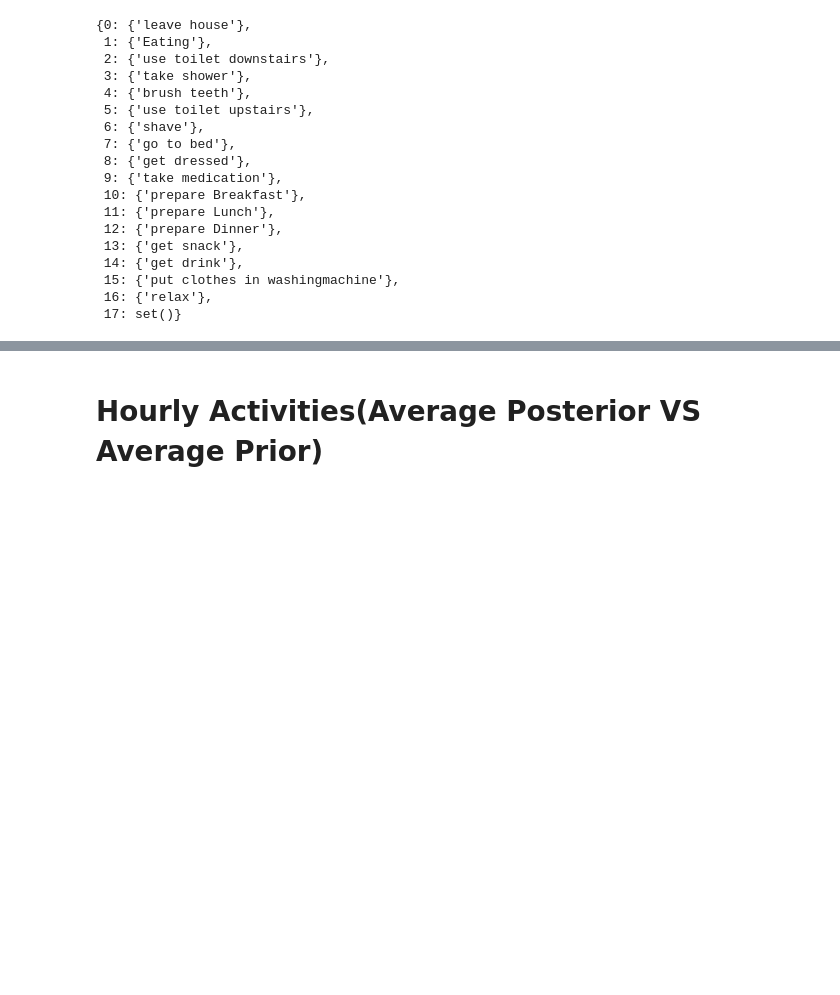
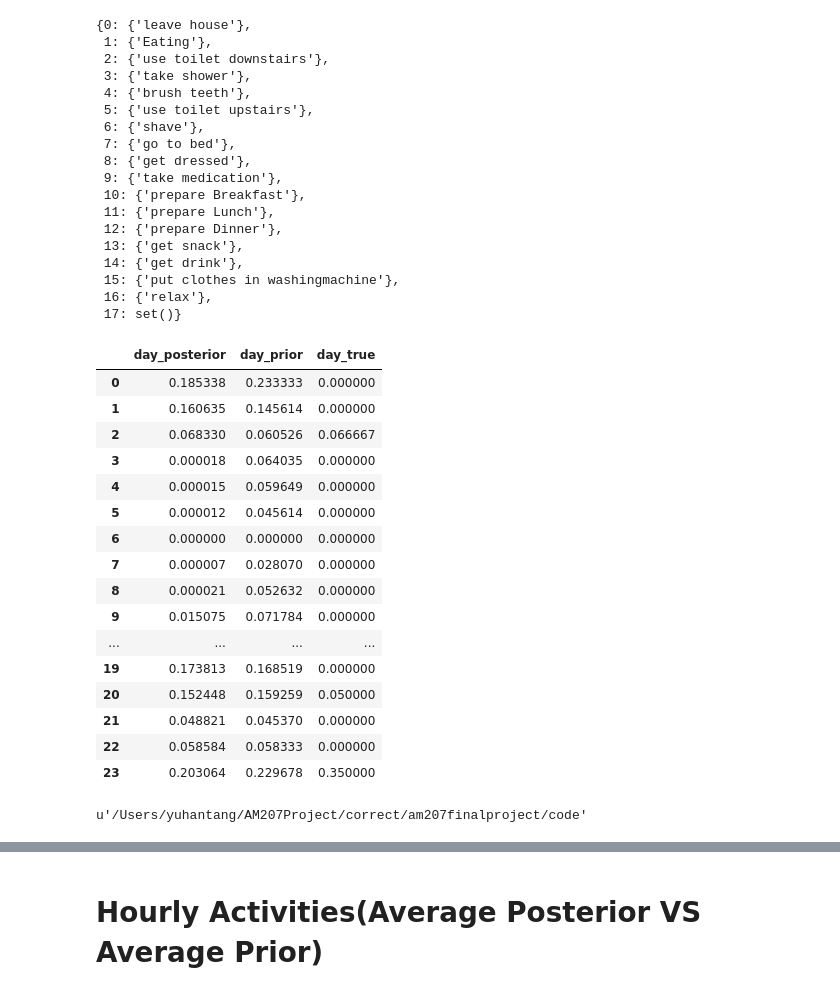
Before and after one commit to jack91an/am207finalproject, a Jupyter notebook: code/Naive_Bayes-added hourly plot & true acts plot.ipynb, the cells around one changed output, grey strips where cells are left out. Drawn from its saved outputs; the diff is of its cells as text; code cells hidden in the pictures; blank space fills up the shorter version.

```diff
--- a/code/Naive_Bayes-added hourly plot & true acts plot.ipynb
+++ b/code/Naive_Bayes-added hourly plot & true acts plot.ipynb
@@ -320,3 +320,29 @@ i2m
  15: {'put clothes in washingmachine'},
  16: {'relax'},
  17: set()}
+# %%
+df = pd.DataFrame({'day_prior':np.mean(day_prior, axis = 1),'day_posterior':np.mean(day_posterior,axis=1)\
+                   ,'day_true':np.mean(day_true,axis=1)})
+df
+# %% [output]
+|  | day_posterior | day_prior | day_true |
+| 0 | 0.185338 | 0.233333 | 0.000000 |
+| 1 | 0.160635 | 0.145614 | 0.000000 |
+| 2 | 0.068330 | 0.060526 | 0.066667 |
+| 3 | 0.000018 | 0.064035 | 0.000000 |
+| 4 | 0.000015 | 0.059649 | 0.000000 |
+| 5 | 0.000012 | 0.045614 | 0.000000 |
+| 6 | 0.000000 | 0.000000 | 0.000000 |
+| 7 | 0.000007 | 0.028070 | 0.000000 |
+| 8 | 0.000021 | 0.052632 | 0.000000 |
+| 9 | 0.015075 | 0.071784 | 0.000000 |
+| ... | ... | ... | ... |
+| 19 | 0.173813 | 0.168519 | 0.000000 |
+| 20 | 0.152448 | 0.159259 | 0.050000 |
+| 21 | 0.048821 | 0.045370 | 0.000000 |
+| 22 | 0.058584 | 0.058333 | 0.000000 |
+| 23 | 0.203064 | 0.229678 | 0.350000 |
+# %%
+pwd
+# %% [output]
+u'/Users/yuhantang/AM207Project/correct/am207finalproject/code'
```
Also changed, not shown: parts of 2 cells of this notebook.
